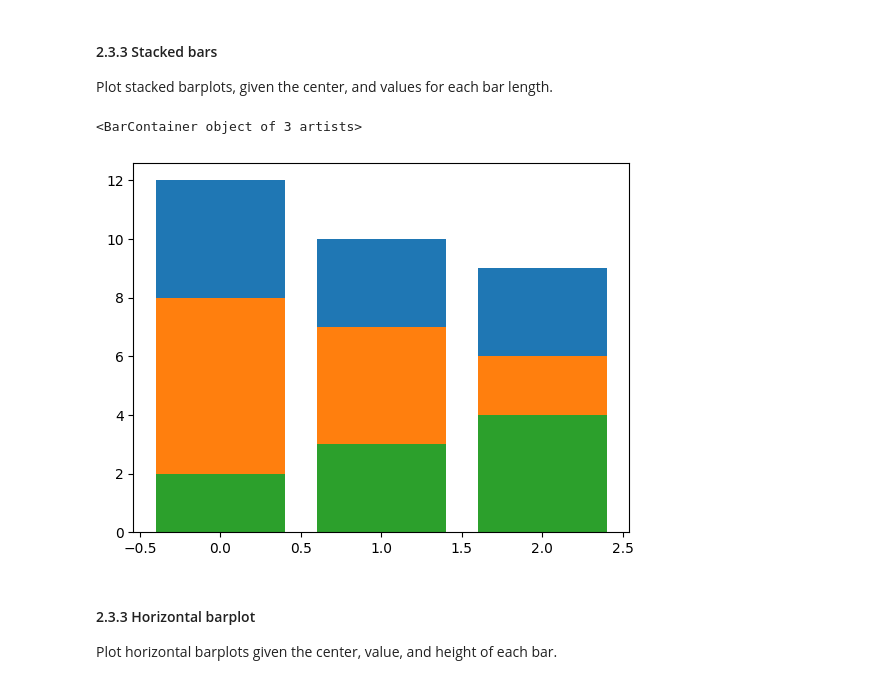
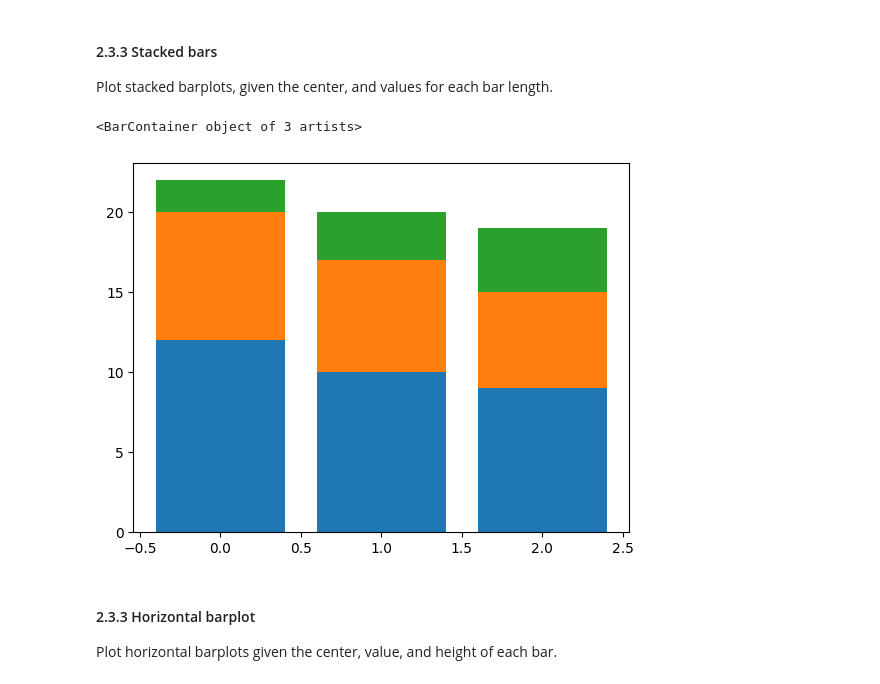
Before and after one commit to IIB-Lab/AI-ML-bootcamp-tutorials, a Jupyter notebook: 01-intro-and-ml-pipeline/introduction-to-ml/introduction-to-ml.ipynb, the cells around one changed output. Saved outputs shown, nothing was run; the diff lists cells and outputs as text; code cells hidden in the pictures.

```diff
--- a/01-intro-and-ml-pipeline/introduction-to-ml/introduction-to-ml.ipynb
+++ b/01-intro-and-ml-pipeline/introduction-to-ml/introduction-to-ml.ipynb
@@ -1194,15 +1194,15 @@ Plot stacked barplots, given the center, and values for each bar length.
 # %%
 centers = [0, 1, 2]
 values_1 = [2, 3, 4]
 values_2 = [8, 7, 6]
 values_3 = [12, 10, 9]
 
 plt.bar(centers, values_3)
-plt.bar(centers, values_2)
-plt.bar(centers, values_1)
+plt.bar(centers, values_2, bottom = values_3)
+plt.bar(centers, values_1, bottom = np.array(values_3) + np.array(values_2))
 # %% [output]
 <BarContainer object of 3 artists>
-[figure, old version]
+[figure, new version]
 # %% [markdown]
 #### 2.3.3 Horizontal barplot
 Plot horizontal barplots given the center, value, and height of each bar.
```
Also changed, not shown: parts of 26 cells of this notebook, 2 other files.
